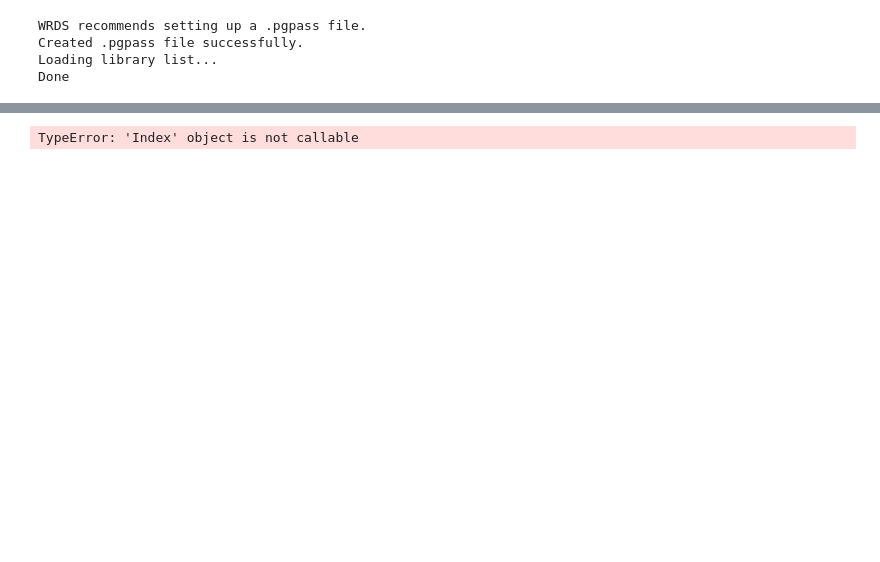
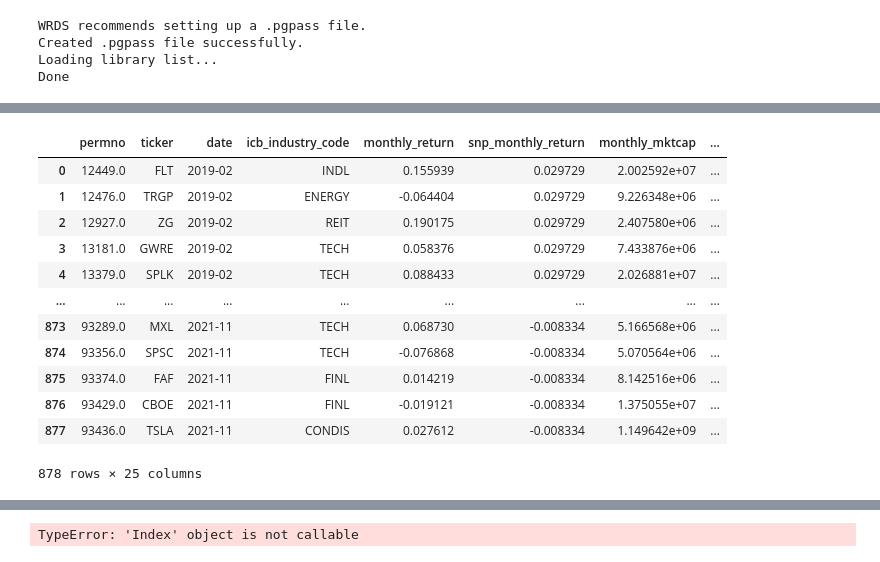
Before and after one commit to TDR474/ESG-Fama-French, a Jupyter notebook: wrds.ipynb, the cells around one changed output, grey strips where cells are left out. Saved outputs shown, nothing was run; the diff lists cells and outputs as text; code cells hidden in the pictures; blank space fills up the shorter version.

```diff
--- a/wrds.ipynb
+++ b/wrds.ipynb
@@ -160,4 +126,4 @@ data_price['date'] = pd.to_datetime(data_price['date'])
 data_ratios['date'] = pd.to_datetime(data_ratios['date'])
 
 # merge data_price and data_ratios
-data_price_ratios = pd.merge(data_price, data_ratios, on=['ticker', 'date'], how='inner')
+data_price_ratios = pd.merge(data_price, data_ratios, on=['ticker', 'date', 'permno' ], how='inner')
@@ -244,0 +151,7 @@ data_complete = pd.merge(data_complete_missing_capm_beta, capm_betas, on=['ticke
+# %%
+type(esg_score_finished['gvkey'][0])
+# change the type of gvkey in esg_score_finished to int
+esg_score_finished['gvkey'] = esg_score_finished['gvkey'].astype(str)
+# rename fama_french_betas PERMNO to permno
+fama_french_betas = fama_french_betas.rename(columns={'PERMNO': 'permno'})
+capm_betas = capm_betas.rename(columns={'PERMNO': 'permno'})
@@ -245,3 +174,28 @@ data_complete = pd.merge(data_complete_missing_capm_beta, capm_betas, on=['ticke
+# %%
+
+# merge data_price_ratios and esg_score_finished
+data_incomplete = pd.merge(data_price_ratios, esg_score_finished, on=['ticker', 'date', 'gvkey'], how='inner')
+data_complete_missing_beta = pd.merge(data_incomplete, data_bond, on=['date'], how='left')
+# merge data_complete_missing_beta and fama_french_betas
+data_complete_missing_capm_beta = pd.merge(data_complete_missing_beta, fama_french_betas, on=['ticker', 'date', 'permno'], how='inner')
+# merge data_complete_missing_beta and capm_betas
+data_complete = pd.merge(data_complete_missing_capm_beta, capm_betas, on=['ticker', 'date', 'permno'], how='inner')
+# %%
+data_incomplete
+# %% [output]
+|  | permno | ticker | date | icb_industry_code | monthly_return | snp_monthly_return | monthly_mktcap | ... |
+| 0 | 12449.0 | FLT | 2019-02 | INDL | 0.155939 | 0.029729 | 2.002592e+07 | ... |
+| 1 | 12476.0 | TRGP | 2019-02 | ENERGY | -0.064404 | 0.029729 | 9.226348e+06 | ... |
+| 2 | 12927.0 | ZG | 2019-02 | REIT | 0.190175 | 0.029729 | 2.407580e+06 | ... |
+| 3 | 13181.0 | GWRE | 2019-02 | TECH | 0.058376 | 0.029729 | 7.433876e+06 | ... |
+| 4 | 13379.0 | SPLK | 2019-02 | TECH | 0.088433 | 0.029729 | 2.026881e+07 | ... |
+| ... | ... | ... | ... | ... | ... | ... | ... | ... |
+| 873 | 93289.0 | MXL | 2021-11 | TECH | 0.068730 | -0.008334 | 5.166568e+06 | ... |
+| 874 | 93356.0 | SPSC | 2021-11 | TECH | -0.076868 | -0.008334 | 5.070564e+06 | ... |
+| 875 | 93374.0 | FAF | 2021-11 | FINL | 0.014219 | -0.008334 | 8.142516e+06 | ... |
+| 876 | 93429.0 | CBOE | 2021-11 | FINL | -0.019121 | -0.008334 | 1.375055e+07 | ... |
+| 877 | 93436.0 | TSLA | 2021-11 | CONDIS | 0.027612 | -0.008334 | 1.149642e+09 | ... |
+878 rows × 25 columns
 # %%
 # move 'Company Name' to the first column
 cols = list(data_complete.columns.values)
```
Also changed, not shown: parts of 27 cells of this notebook, 11 other files.
